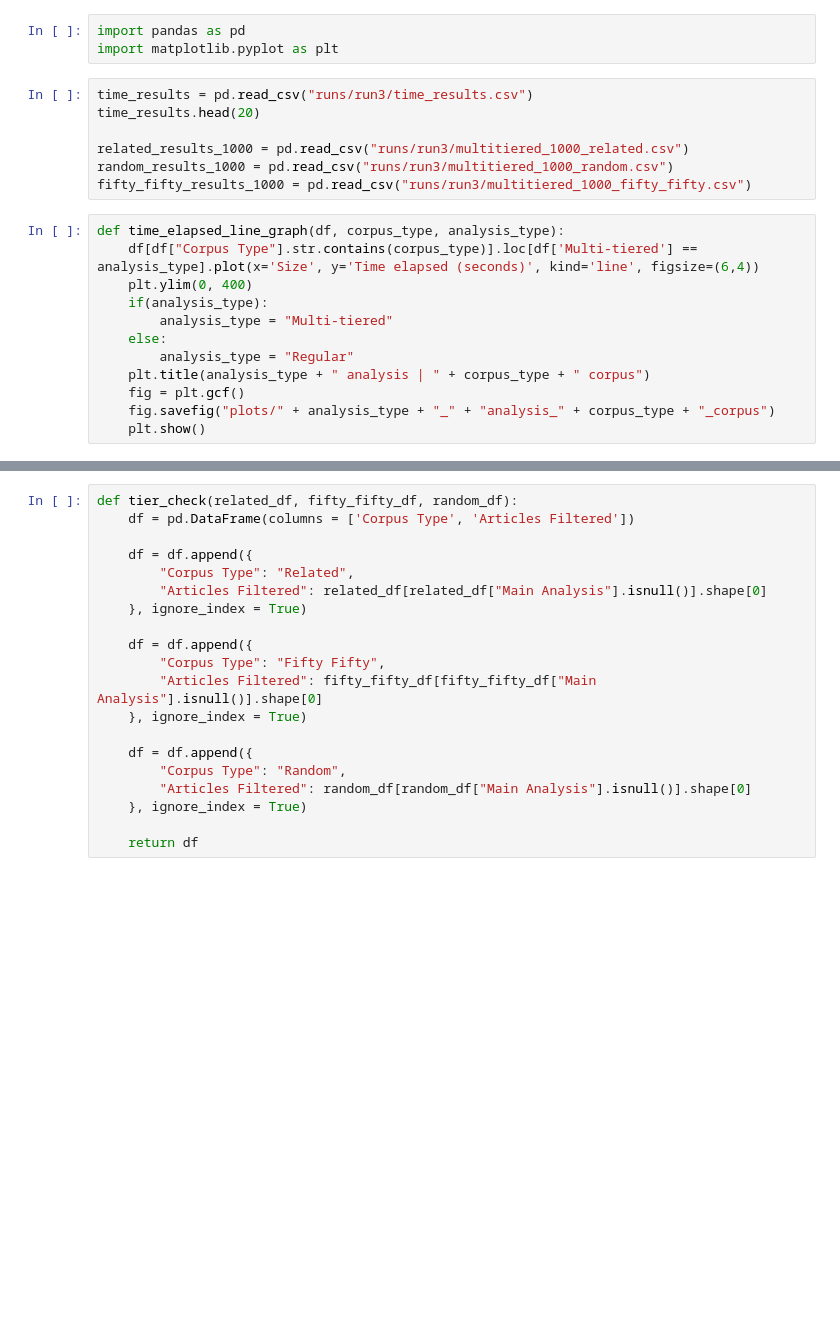
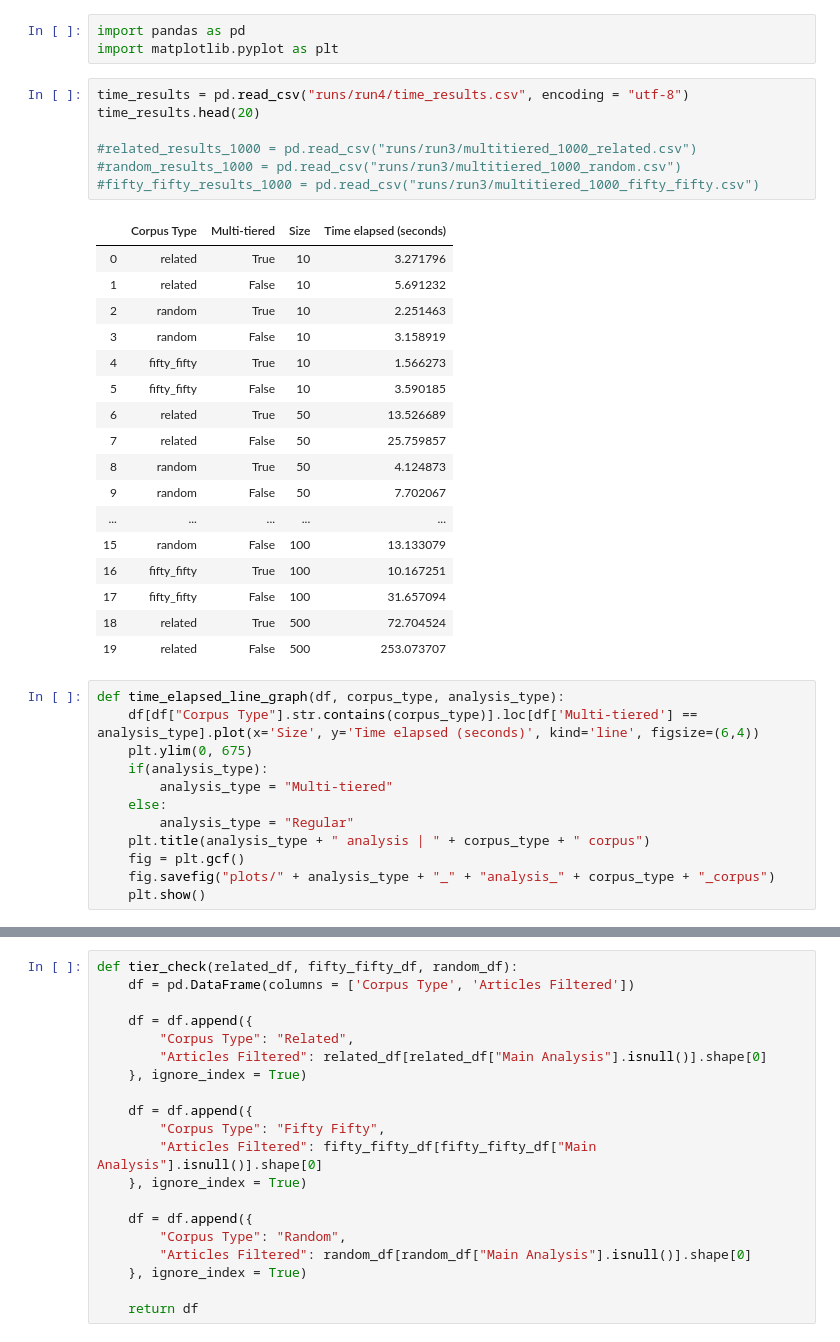
Before and after one commit to danielobrien3/HBC-Text-Similarity-Analysis, a Jupyter notebook: results_analysis.ipynb, the cells around one changed output, grey strips where cells are left out. Cells and saved outputs as stored; diff of their text form; blank space fills up the shorter version.

```diff
--- a/results_analysis.ipynb
+++ b/results_analysis.ipynb
@@ -2,16 +2,34 @@
 import pandas as pd
 import matplotlib.pyplot as plt
 # %%
-time_results = pd.read_csv("runs/run3/time_results.csv")
+time_results = pd.read_csv("runs/run4/time_results.csv", encoding = "utf-8")
 time_results.head(20)
 
-related_results_1000 = pd.read_csv("runs/run3/multitiered_1000_related.csv")
-random_results_1000 = pd.read_csv("runs/run3/multitiered_1000_random.csv")
-fifty_fifty_results_1000 = pd.read_csv("runs/run3/multitiered_1000_fifty_fifty.csv")
+#related_results_1000 = pd.read_csv("runs/run3/multitiered_1000_related.csv")
+#random_results_1000 = pd.read_csv("runs/run3/multitiered_1000_random.csv")
+#fifty_fifty_results_1000 = pd.read_csv("runs/run3/multitiered_1000_fifty_fifty.csv")
+# %% [output]
+|  | Corpus Type | Multi-tiered | Size | Time elapsed (seconds) |
+| 0 | related | True | 10 | 3.271796 |
+| 1 | related | False | 10 | 5.691232 |
+| 2 | random | True | 10 | 2.251463 |
+| 3 | random | False | 10 | 3.158919 |
+| 4 | fifty_fifty | True | 10 | 1.566273 |
+| 5 | fifty_fifty | False | 10 | 3.590185 |
+| 6 | related | True | 50 | 13.526689 |
+| 7 | related | False | 50 | 25.759857 |
+| 8 | random | True | 50 | 4.124873 |
+| 9 | random | False | 50 | 7.702067 |
+| ... | ... | ... | ... | ... |
+| 15 | random | False | 100 | 13.133079 |
+| 16 | fifty_fifty | True | 100 | 10.167251 |
+| 17 | fifty_fifty | False | 100 | 31.657094 |
+| 18 | related | True | 500 | 72.704524 |
+| 19 | related | False | 500 | 253.073707 |
 # %%
 def time_elapsed_line_graph(df, corpus_type, analysis_type):
     df[df["Corpus Type"].str.contains(corpus_type)].loc[df['Multi-tiered'] == analysis_type].plot(x='Size', y='Time elapsed (seconds)', kind='line', figsize=(6,4))
-    plt.ylim(0, 400)
+    plt.ylim(0, 675)
     if(analysis_type):
         analysis_type = "Multi-tiered"
     else:
```
Also changed, not shown: parts of 6 cells of this notebook, 15 other files.
